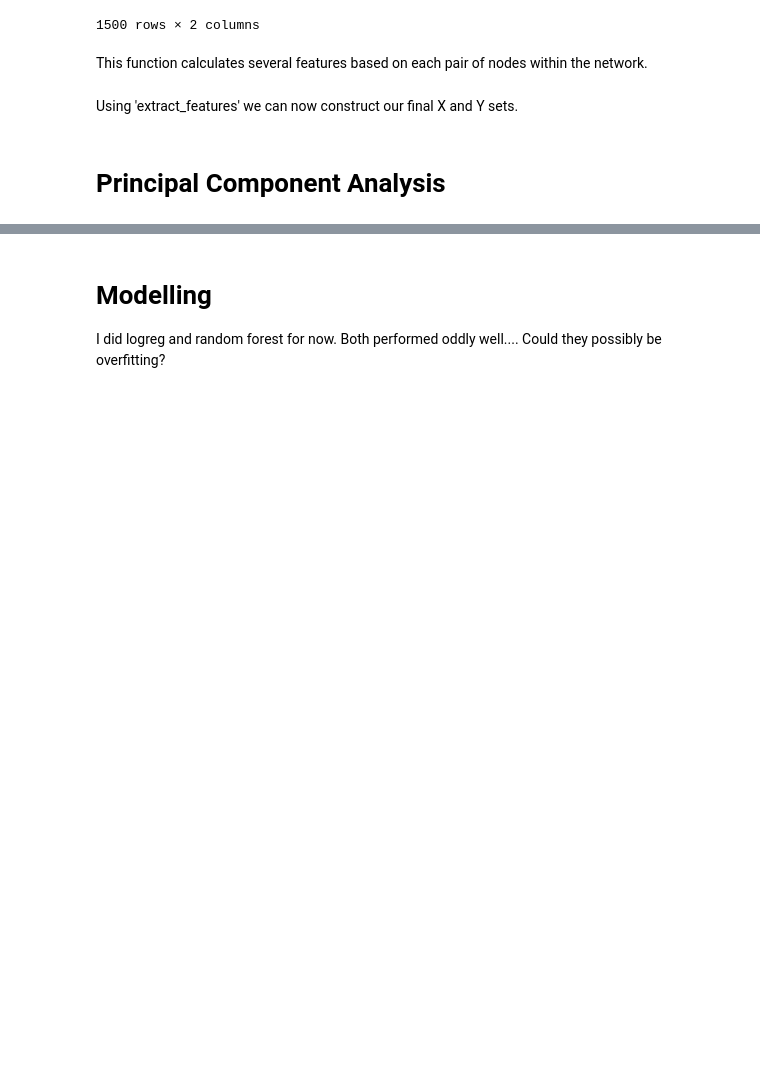
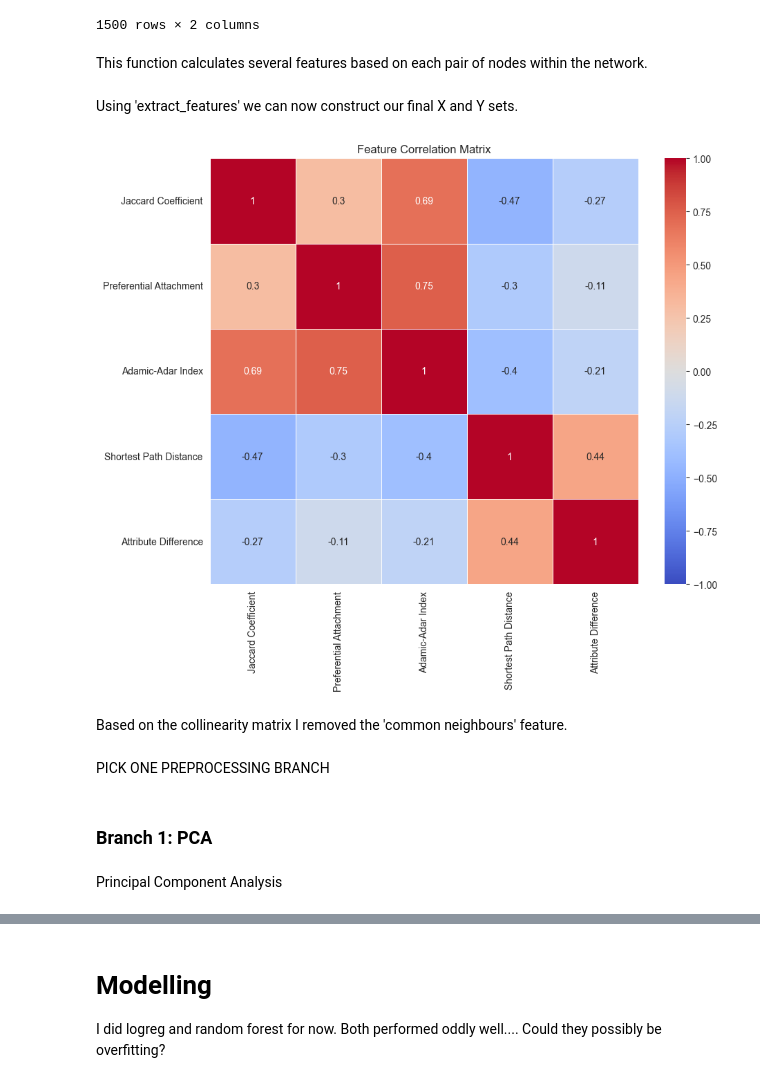
Before and after one commit to aahepburn/link-prediction, a Jupyter notebook: feature-eng-modelling.ipynb, the cells around one changed output, grey strips where cells are left out. Cells and saved outputs as stored; diff of their text form; code cells hidden in the pictures; blank space fills up the shorter version.

```diff
--- a/feature-eng-modelling.ipynb
+++ b/feature-eng-modelling.ipynb
@@ -53,8 +55,8 @@ This function calculates several features based on each pair of nodes within the
 def extract_features(node1, node2, G):
     features = []
     # Common neighbors
-    common_neighbors = len(list(nx.common_neighbors(G, node1, node2)))
-    features.append(common_neighbors)
+    #common_neighbors = len(list(nx.common_neighbors(G, node1, node2)))
+    #features.append(common_neighbors)
 
 #Jaccard Coefficient
     jaccard_coeff = list(nx.jaccard_coefficient(G, [(node1, node2)]))[0][2]
@@ -105,6 +107,34 @@ def create_dataset(G, edges, attributes):
     return np.array(X), np.array(y)
 # %%
 X, y = create_dataset(G, edges, attributes)
+# %%
+# Convert X_raw to a DataFrame for better visualization
+feature_names = [
+    # "Common neighbors",
+    "Jaccard Coefficient",
+    "Preferential Attachment",
+    "Adamic-Adar Index",
+    "Shortest Path Distance",
+    "Attribute Difference"
+]
+X_df = pd.DataFrame(X, columns=feature_names)
+
+# Step 2: Calculate the correlation matrix
+corr_matrix = X_df.corr()
+
+# Step 3: Visualize the correlation matrix using a heatmap
+plt.figure(figsize=(10, 8))
+sns.heatmap(corr_matrix, annot=True, cmap='coolwarm', vmin=-1, vmax=1, linewidths=0.5)
+plt.title("Feature Correlation Matrix")
+plt.show()
+# %% [output]
+[figure, added]
+# %% [markdown]
+Based on the collinearity matrix I removed the 'common neighbours' feature.
+# %% [markdown]
+PICK ONE PREPROCESSING BRANCH
+# %% [markdown]
+### Branch 1: PCA
 # %% [markdown]
-# Principal Component Analysis
+Principal Component Analysis
 # %%
```
Also changed, not shown: parts of 29 cells of this notebook.
